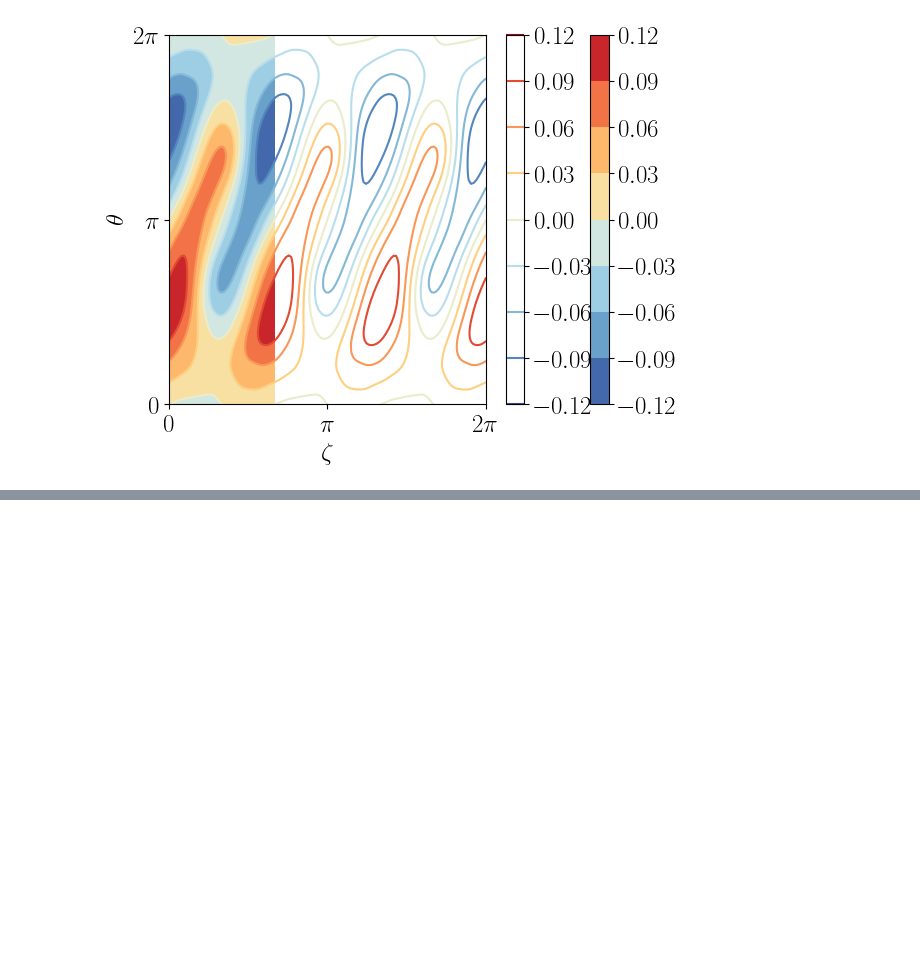
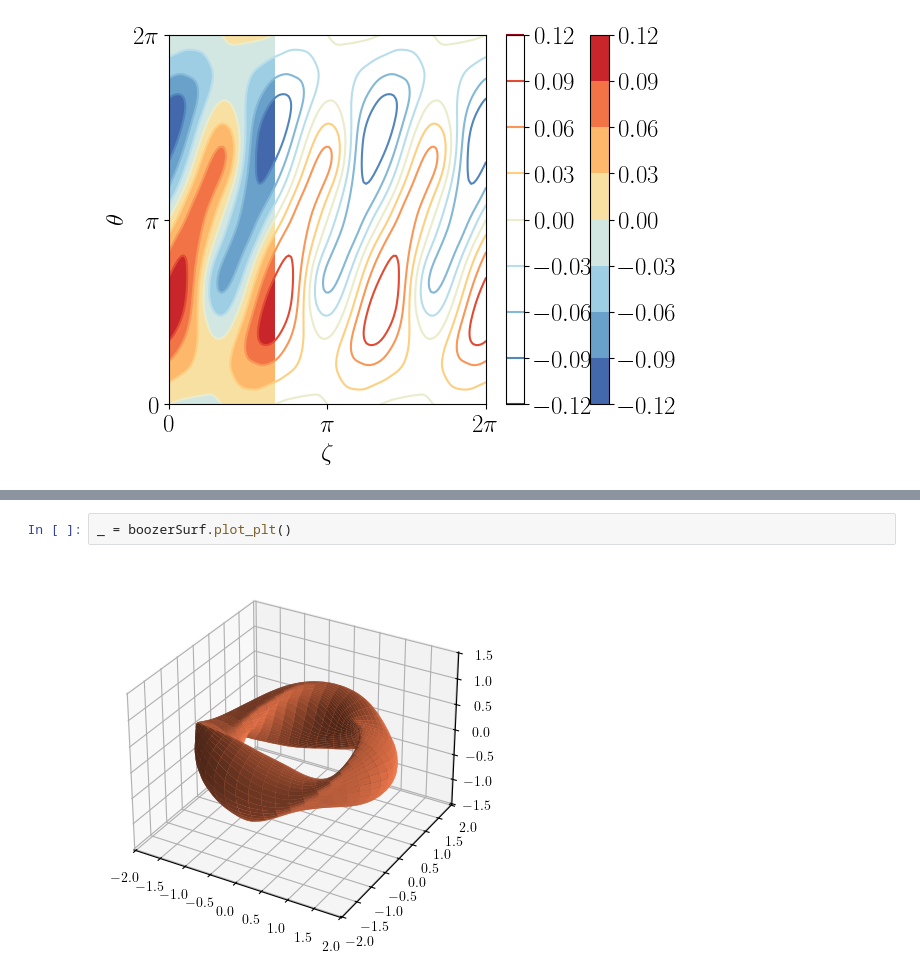
Before and after one commit to USTCstellarators/ToroidalField, a Jupyter notebook: example/vmec2Boozer/example.ipynb, the cells around one changed output, grey strips where cells are left out. Drawn from its saved outputs; the diff is of its cells as text; blank space fills up the shorter version.

```diff
--- a/example/vmec2Boozer/example.ipynb
+++ b/example/vmec2Boozer/example.ipynb
@@ -49,0 +58,4 @@ rzomega_v2boozer[2].plot_plt(fig=fig, ax=ax, fill=False, onePeriod=False)
+# %%
+_ = boozerSurf.plot_plt()
+# %% [output]
+[figure, added]
```
Also changed, not shown: parts of 4 cells of this notebook.
